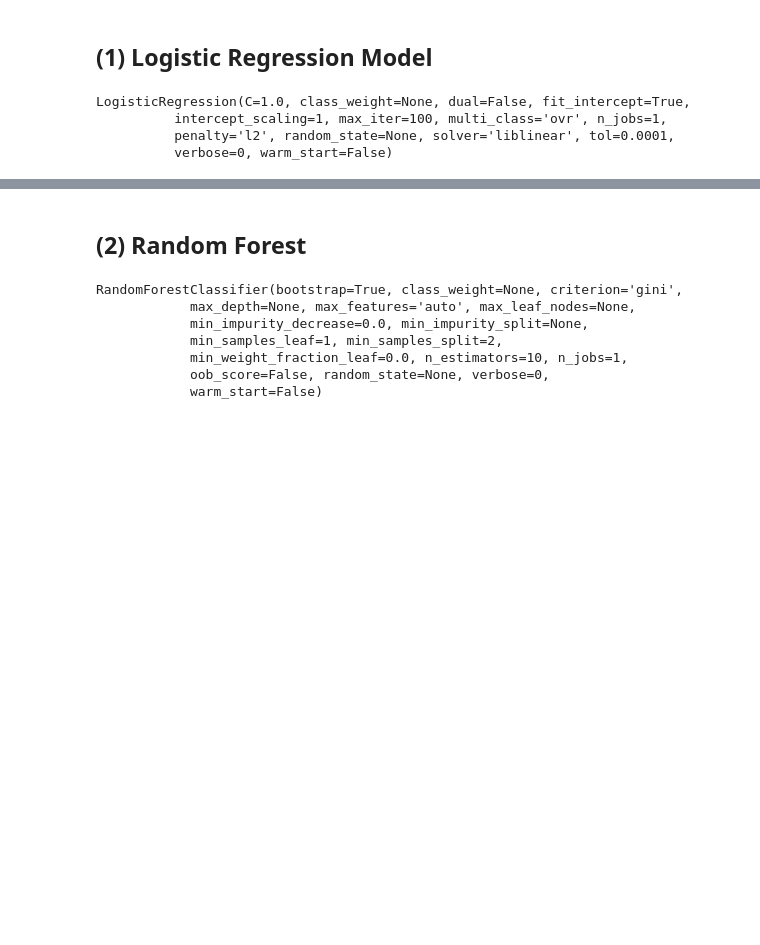
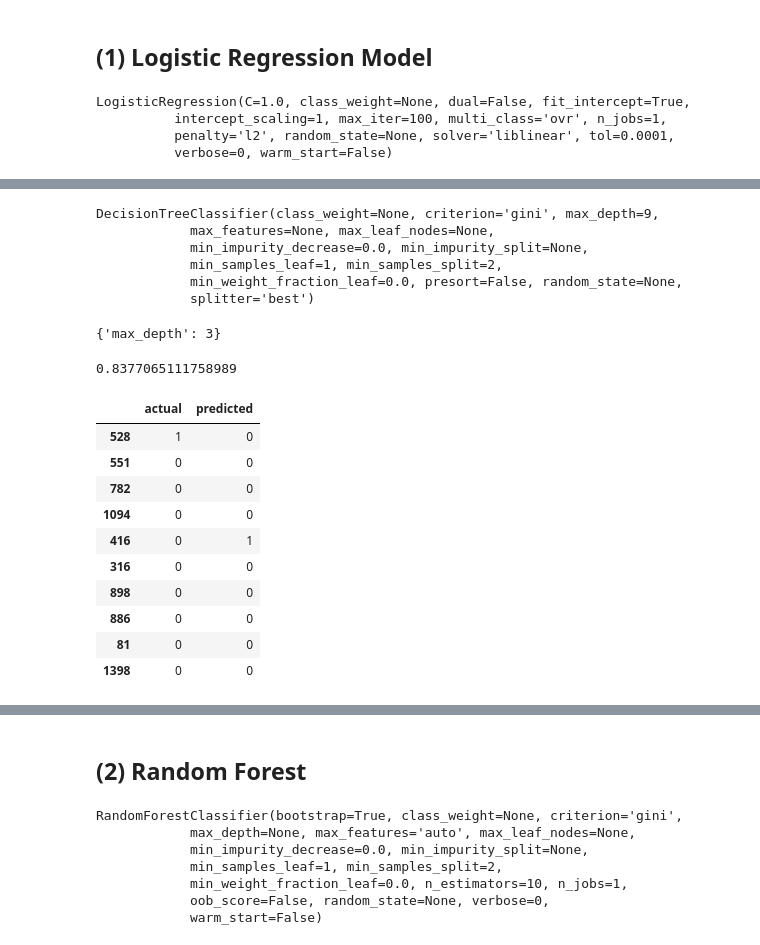
Before and after one commit to Purusharth07/Human_Resource_Analysis-and-Employee_Attrition_Prediction, a Jupyter notebook: Employee-Attrition(2nd).ipynb, the cells around one changed output, grey strips where cells are left out. Cells and saved outputs as stored; diff of their text form; code cells hidden in the pictures; blank space fills up the shorter version.

```diff
--- a/Employee-Attrition(2nd).ipynb
+++ b/Employee-Attrition(2nd).ipynb
@@ -398,0 +482,18 @@ Logistic Regression accuracy: 0.855
+# %%
+clf_tree = DecisionTreeClassifier( max_depth = 9 )
+clf_tree.fit( X_train, y_train, )
+# %% [output]
+DecisionTreeClassifier(class_weight=None, criterion='gini', max_depth=9,
+            max_features=None, max_leaf_nodes=None,
+            min_impurity_decrease=0.0, min_impurity_split=None,
+            min_samples_leaf=1, min_samples_split=2,
+            min_weight_fraction_leaf=0.0, presort=False, random_state=None,
+            splitter='best')
+# %%
+tree.best_params_
+# %% [output]
+{'max_depth': 3}
+# %%
+tree.best_score_
+# %% [output]
+0.8377065111758989
@@ -398,0 +503,14 @@ Logistic Regression accuracy: 0.855
+# %%
+tree_test_pred.sample( n = 10 )
+# %% [output]
+|  | actual | predicted |
+| 528 | 1 | 0 |
+| 551 | 0 | 0 |
+| 782 | 0 | 0 |
+| 1094 | 0 | 0 |
+| 416 | 0 | 1 |
+| 316 | 0 | 0 |
+| 898 | 0 | 0 |
+| 886 | 0 | 0 |
+| 81 | 0 | 0 |
+| 1398 | 0 | 0 |
```
Also changed, not shown: parts of 42 cells of this notebook.
